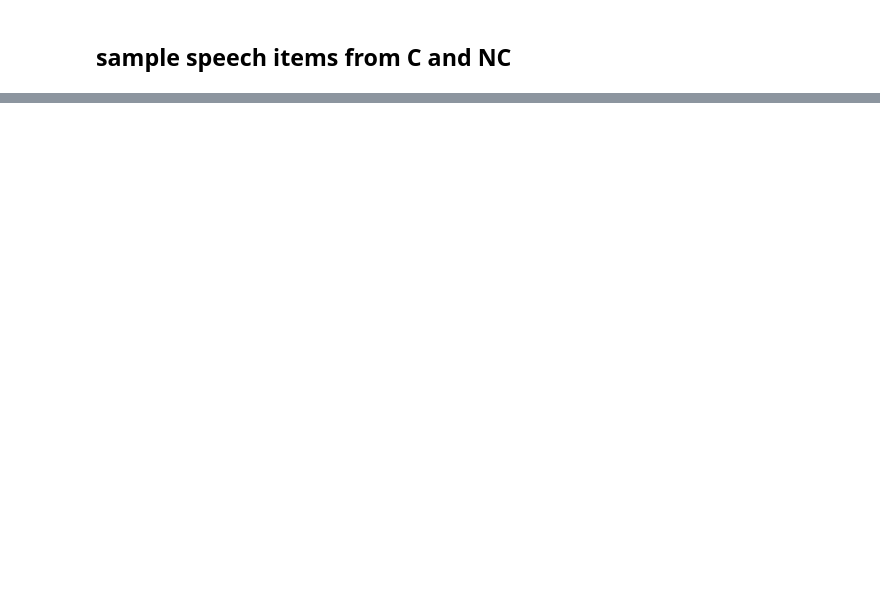
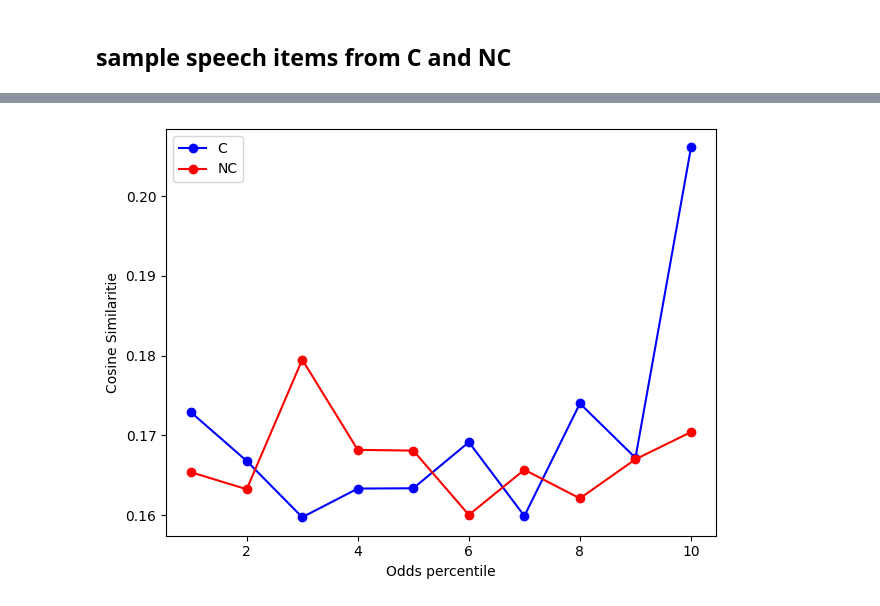
Before and after one commit to affo98/DIW, a Jupyter notebook: folketinget/pseudo_labels.ipynb, the cells around one changed output, grey strips where cells are left out. Drawn from its saved outputs; the diff is of its cells as text; code cells hidden in the pictures; blank space fills up the shorter version.

```diff
--- a/folketinget/pseudo_labels.ipynb
+++ b/folketinget/pseudo_labels.ipynb
@@ -371,0 +246,4 @@ See the caveats in the documentation: https://pandas.pydata.org/pandas-docs/stab
+# %%
+unique_words_above_1_NC = unique_words[unique_words['odds_NC'] > 1]
+unique_words_above_1_NC['rank'] = unique_words_above_1_NC['odds_NC'].rank(method='first')
+unique_words_above_1_NC['odds_NC_percentile'] = unique_words_above_1_NC['rank'].apply(lambda x: map_rank_to_bin(unique_words_above_1_NC, x))
@@ -371,0 +295,4 @@ See the caveats in the documentation: https://pandas.pydata.org/pandas-docs/stab
+# %%
+from gensim.models import KeyedVectors
+MODEL_FILE = '~/dsl_skipgram_2020_m5_f500_epoch2_w5.model.w2v.bin'
+model = KeyedVectors.load_word2vec_format(MODEL_FILE, binary=True)
@@ -371,0 +373,27 @@ See the caveats in the documentation: https://pandas.pydata.org/pandas-docs/stab
+# %%
+df = pd.DataFrame(columns=['percentile', 'perplexity', 'prop_c_not_in_group_c', 'prop_nc_not_in_group_nc', 'cosine_similarities_C', 'cosine_similarities_NC'])
+
+# generate different dataframes with different odds
+for perplexity in [3,5,10,20,50]:
+    for percentile in [1,2,3,4,5,6,7,8,9,10]:
+        data = choose_odds_percentiles(percentile)
+
+        data = k_means(data, 'tsne', 2, perplex=perplexity)
+        k_means_group_c = data[data['label']=='C']['k_means_group_tsne'].value_counts().idxmax()
+        data['k_means_group_tsne'] = np.where(data['k_means_group_tsne'] == k_means_group_c, 'C', 'NC')
+        prop_c_not_in_group_c = len(data[(data['label']=='C') & (data['k_means_group_tsne'] == 'NC')]) / len(data[data['label']=='C'])
+        prop_nc_not_in_group_nc = len(data[(data['label']=='NC') & (data['k_means_group_tsne'] == 'C')]) / len(data[data['label']=='NC'])
+
+        cosine_similarities_C = cosine_similarities(data, 'C')
+        cosine_similarities_NC = cosine_similarities(data, 'NC')
+
+        data_df = pd.DataFrame({
+            'percentile': [percentile],
+            'perplexity': [perplexity],
+            'prop_c_not_in_group_c': [prop_c_not_in_group_c],
+            'prop_nc_not_in_group_nc': [prop_nc_not_in_group_nc],
+            'cosine_similarities_C': [cosine_similarities_C],
+            'cosine_similarities_NC': [cosine_similarities_NC]
+        })
+
+        df = pd.concat([df, data_df], ignore_index=True)
@@ -371,0 +418,12 @@ See the caveats in the documentation: https://pandas.pydata.org/pandas-docs/stab
+# %%
+df_perplex_3 = df[df['perplexity']==3]
+
+plt.plot(df_perplex_3['percentile'], df_perplex_3['cosine_similarities_C'], marker='o', label='C', color = 'blue')
+plt.plot(df_perplex_3['percentile'], df_perplex_3['cosine_similarities_NC'], marker='o', label='NC', color='red')
+plt.legend()
+
+plt.xlabel('Odds percentile')
+plt.ylabel('Cosine Similaritie')
+plt.tight_layout()
+# %% [output]
+[figure, added]
```
Also changed, not shown: parts of 68 cells of this notebook, 4 other files.
